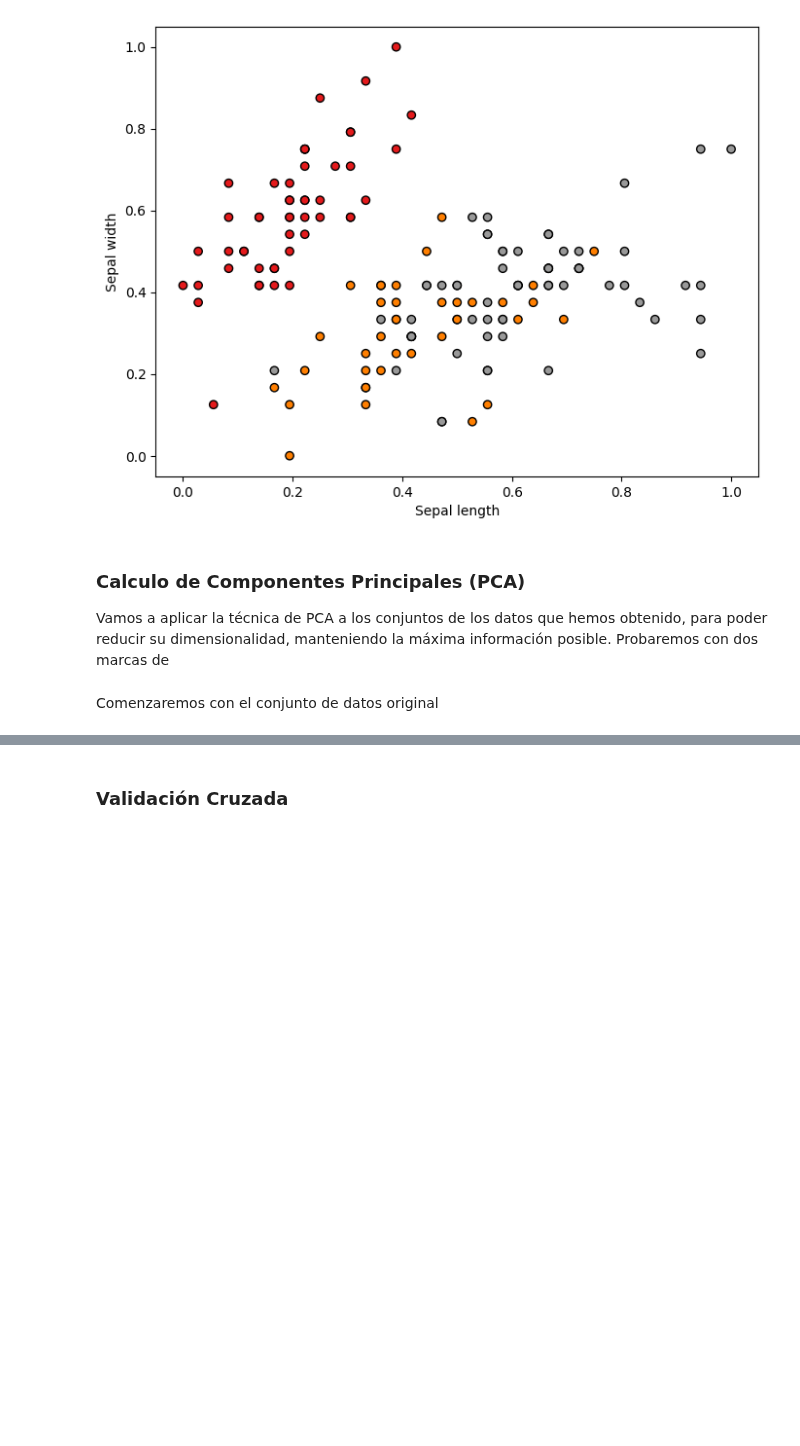
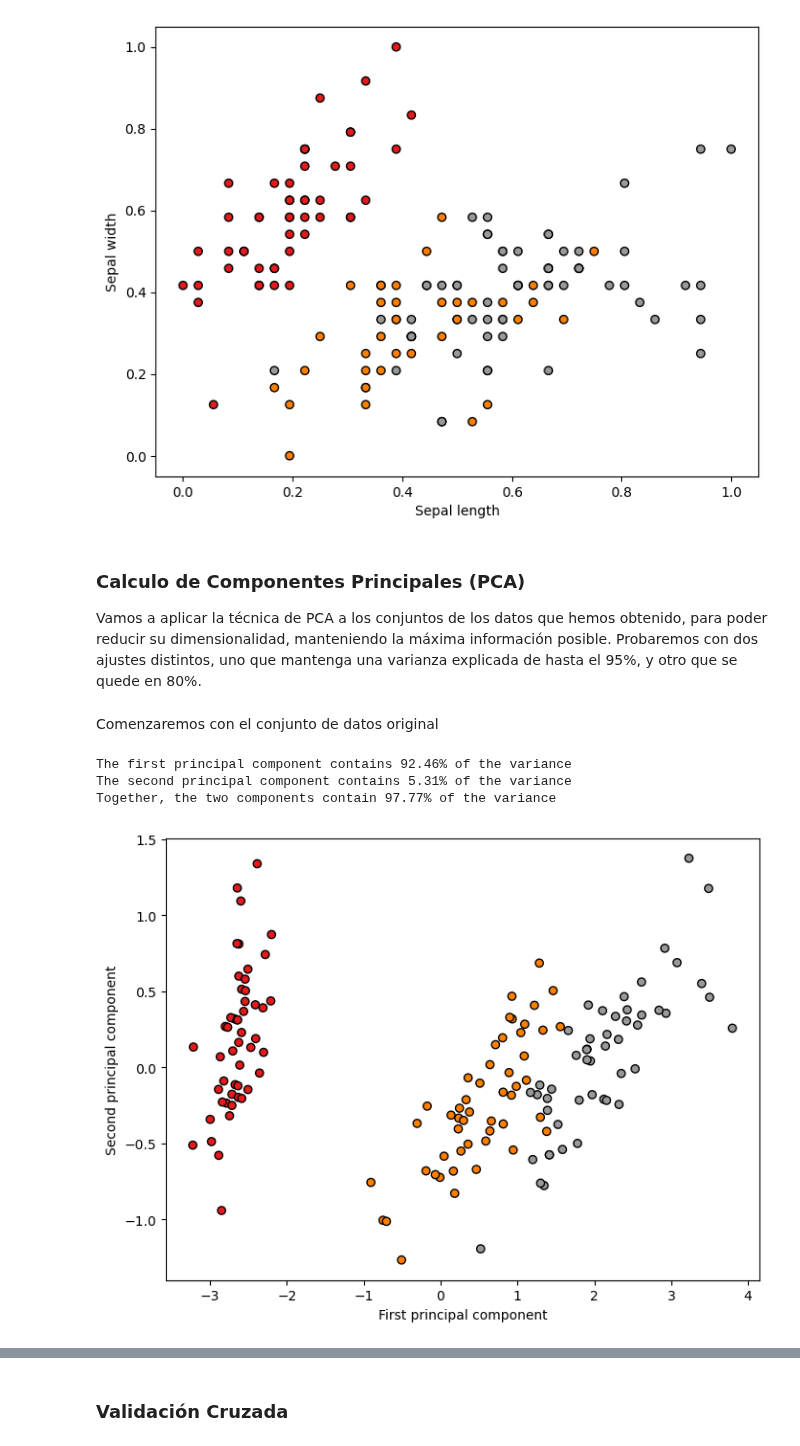
Before and after one commit to carlosgg0/practicas-aprendizaje, a Jupyter notebook: practica2/setup.ipynb, the cells around one changed output, grey strips where cells are left out. Drawn from its saved outputs; the diff is of its cells as text; code cells hidden in the pictures; blank space fills up the shorter version.

```diff
--- a/practica2/setup.ipynb
+++ b/practica2/setup.ipynb
@@ -113,8 +113,55 @@ Text(0, 0.5, 'Sepal width')
 # %% [markdown]
 ### Calculo de Componentes Principales (PCA)
 
-Vamos a aplicar la técnica de PCA a los conjuntos de los datos que hemos obtenido, para poder reducir su dimensionalidad, manteniendo la máxima información posible. Probaremos con dos marcas de
+Vamos a aplicar la técnica de PCA a los conjuntos de los datos que hemos obtenido, para poder reducir su dimensionalidad, manteniendo la máxima información posible. Probaremos con dos ajustes distintos, uno que mantenga una varianza explicada de hasta el 95%, y otro que se quede en 80%.
+# %%
+from numpy import repeat
+
+
+def mostrar_pca(pca, pca_data):
+    if pca_data.shape[1] == 1:
+        # Se muestra que porcentaje de varianza explica
+        print(f'The principal component contains {pca.explained_variance_ratio_[0]*100:.2f}% of the variance')
+
+        # Se muestra la distribución en base a la componente principal calculada
+        plt.figure(figsize=(8, 4))
+        plt.scatter(pca_data[:, 0], np.ones(pca_data.shape[0]), c=y, cmap=plt.cm.Set1, edgecolor="k")
+        plt.xlabel("Componente principal")
+        plt.show()
+
+    elif pca_data.shape[1] == 2:
+        # Se muestra que porcentaje de varianza explica
+        print(f'The first principal component contains {pca.explained_variance_ratio_[0]*100:.2f}% of the variance')
+        print(f'The second principal component contains {pca.explained_variance_ratio_[1]*100:.2f}% of the variance')
+        print(f'Together, the two components contain {(pca.explained_variance_ratio_[0] + pca.explained_variance_ratio_[1])*100:.2f}% of the variance')
+
+        # Se muestra la distribución en base a las 2 componentes principales calculadas
+        plt.figure(2, figsize=(8, 6))
+        plt.clf()
+        plt.scatter(pca_data[:, 0], pca_data[:, 1], c=y, cmap=plt.cm.Set1, edgecolor="k")
+        plt.xlabel("First principal component")
+        plt.ylabel("Second principal component")
+
+    else:
+        # Se muestra que porcentaje de varianza explica
+        total_variance = 0
+        for i in range(pca_data.shape[1]):
+            print(f'The {i}\'th principal componente contains {pca.explained_variance_ratio_[i]*100:.2f}% of the variance')
+            total_variance += pca.explained_variance_ratio_[i]
+
+        print(f'Together, the two components contain {total_variance*100:.2f}% of the variance')
 # %% [markdown]
 Comenzaremos con el conjunto de datos original
 # %%
 # PCA 0.95
+pca = PCA(n_components=0.95)
+
+pca95_original = pca.fit_transform(data_original)
+
+# Mostrar la distribucion de los datos escalados despues del PCA
+mostrar_pca(pca, pca95_original)
+# %% [output]
+The first principal component contains 92.46% of the variance
+The second principal component contains 5.31% of the variance
+Together, the two components contain 97.77% of the variance
+[figure, added]
```
Also changed, not shown: parts of 7 cells of this notebook.
